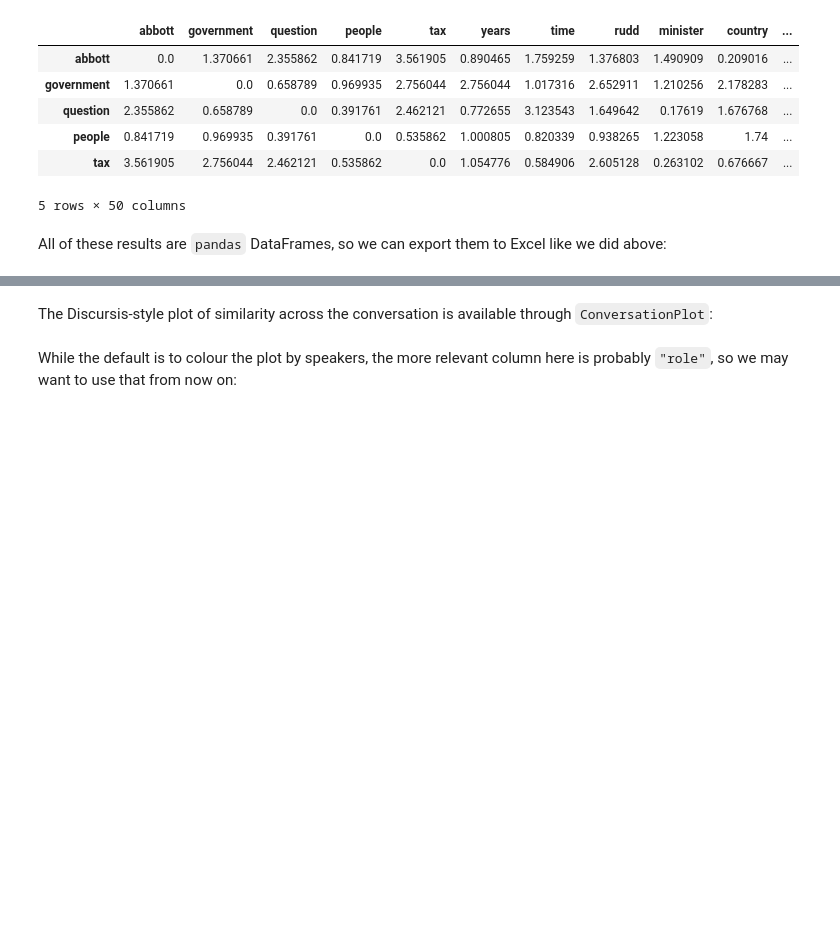
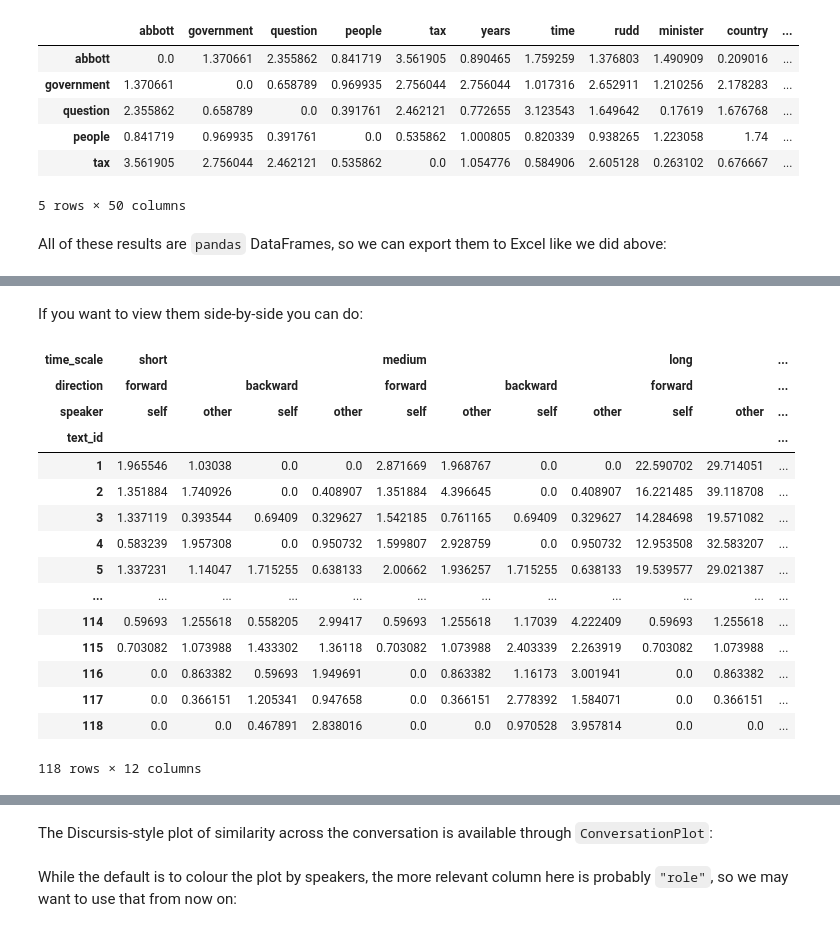
Before and after one commit to Australian-Text-Analytics-Platform/discursis, a Jupyter notebook: notebooks/discursis_workshop.ipynb, the cells around one changed output, grey strips where cells are left out. Drawn from its saved outputs; the diff is of its cells as text; code cells hidden in the pictures; blank space fills up the shorter version.

```diff
--- a/notebooks/discursis_workshop.ipynb
+++ b/notebooks/discursis_workshop.ipynb
@@ -375,0 +437,3 @@ show(p)
+# %%
+all_recurrences = conversation.get_all_topic_recurrences(similarity=concept_similarity)
+all_recurrences.head()
@@ -375,0 +447,23 @@ show(p)
+# %% [markdown]
+If you want to view them side-by-side you can do:
+# %%
+all_recurrences.pivot(
+    index="text_id", columns=["time_scale", "direction", "speaker"], values="score"
+)
+# %% [output]
+| time_scale | short |  |  |  | medium |  |  |  | long |  | ... |
+| direction | forward |  | backward |  | forward |  | backward |  | forward |  | ... |
+| speaker | self | other | self | other | self | other | self | other | self | other | ... |
+| text_id |  |  |  |  |  |  |  |  |  |  | ... |
+| 1 | 1.965546 | 1.03038 | 0.0 | 0.0 | 2.871669 | 1.968767 | 0.0 | 0.0 | 22.590702 | 29.714051 | ... |
+| 2 | 1.351884 | 1.740926 | 0.0 | 0.408907 | 1.351884 | 4.396645 | 0.0 | 0.408907 | 16.221485 | 39.118708 | ... |
+| 3 | 1.337119 | 0.393544 | 0.69409 | 0.329627 | 1.542185 | 0.761165 | 0.69409 | 0.329627 | 14.284698 | 19.571082 | ... |
+| 4 | 0.583239 | 1.957308 | 0.0 | 0.950732 | 1.599807 | 2.928759 | 0.0 | 0.950732 | 12.953508 | 32.583207 | ... |
+| 5 | 1.337231 | 1.14047 | 1.715255 | 0.638133 | 2.00662 | 1.936257 | 1.715255 | 0.638133 | 19.539577 | 29.021387 | ... |
+| ... | ... | ... | ... | ... | ... | ... | ... | ... | ... | ... | ... |
+| 114 | 0.59693 | 1.255618 | 0.558205 | 2.99417 | 0.59693 | 1.255618 | 1.17039 | 4.222409 | 0.59693 | 1.255618 | ... |
+| 115 | 0.703082 | 1.073988 | 1.433302 | 1.36118 | 0.703082 | 1.073988 | 2.403339 | 2.263919 | 0.703082 | 1.073988 | ... |
+| 116 | 0.0 | 0.863382 | 0.59693 | 1.949691 | 0.0 | 0.863382 | 1.16173 | 3.001941 | 0.0 | 0.863382 | ... |
+| 117 | 0.0 | 0.366151 | 1.205341 | 0.947658 | 0.0 | 0.366151 | 2.778392 | 1.584071 | 0.0 | 0.366151 | ... |
+| 118 | 0.0 | 0.0 | 0.467891 | 2.838016 | 0.0 | 0.0 | 0.970528 | 3.957814 | 0.0 | 0.0 | ... |
+118 rows × 12 columns
```
Also changed, not shown: parts of 19 cells of this notebook.
